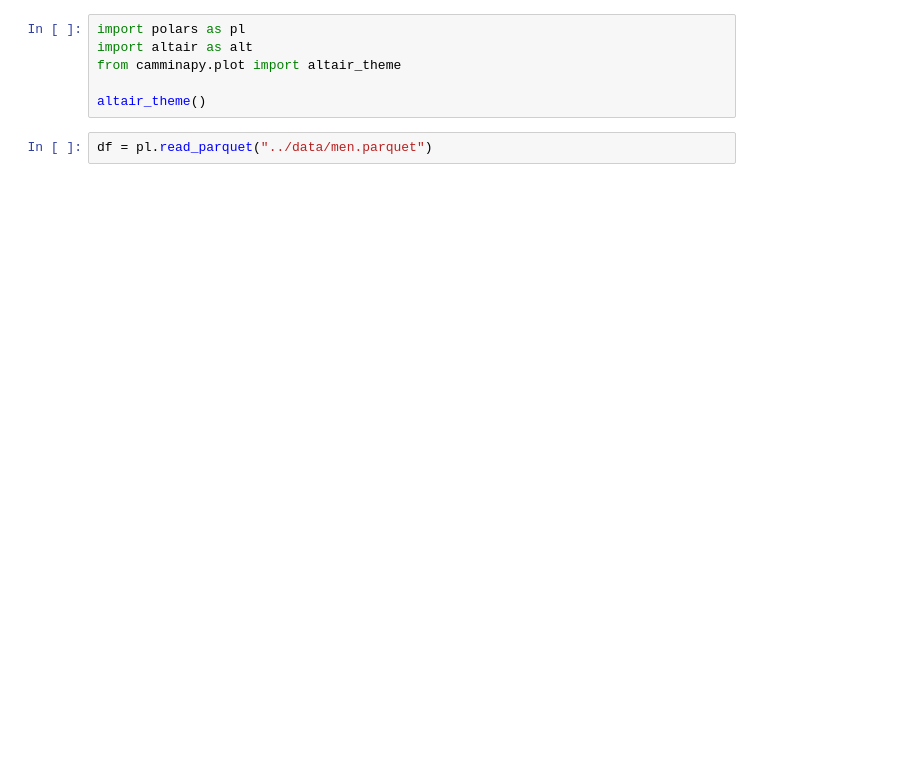
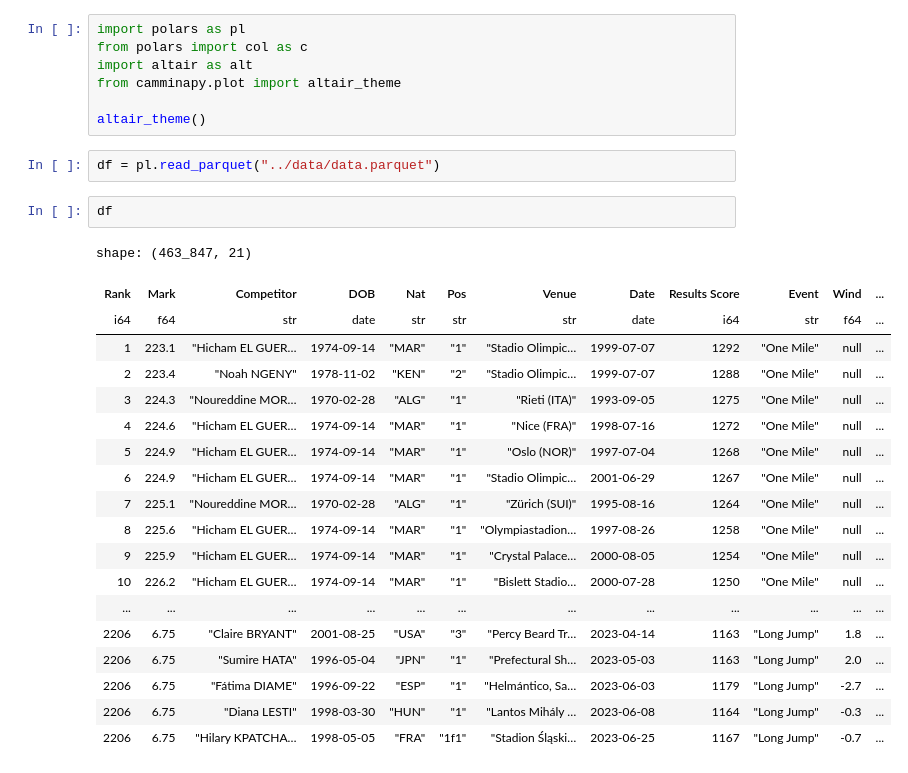
Before and after one commit to thomascamminady/world-athletics-database, a Jupyter notebook: notebooks/main.ipynb, the cells around one changed output. Saved outputs shown, nothing was run; the diff lists cells and outputs as text; blank space fills up the shorter version.

```diff
--- a/notebooks/main.ipynb
+++ b/notebooks/main.ipynb
@@ -1,9 +1,32 @@
 # %%
 import polars as pl
+from polars import col as c
 import altair as alt
 from camminapy.plot import altair_theme
 
 altair_theme()
 # %%
-df = pl.read_parquet("../data/men.parquet")
+df = pl.read_parquet("../data/data.parquet")
+# %%
+df
+# %% [output]
+shape: (463_847, 21)
+| Rank | Mark | Competitor | DOB | Nat | Pos | Venue | Date | Results Score | Event | Wind | ... |
+| i64 | f64 | str | date | str | str | str | date | i64 | str | f64 | ... |
+| 1 | 223.1 | "Hicham EL GUER… | 1974-09-14 | "MAR" | "1" | "Stadio Olimpic… | 1999-07-07 | 1292 | "One Mile" | null | ... |
+| 2 | 223.4 | "Noah NGENY" | 1978-11-02 | "KEN" | "2" | "Stadio Olimpic… | 1999-07-07 | 1288 | "One Mile" | null | ... |
+| 3 | 224.3 | "Noureddine MOR… | 1970-02-28 | "ALG" | "1" | "Rieti (ITA)" | 1993-09-05 | 1275 | "One Mile" | null | ... |
+| 4 | 224.6 | "Hicham EL GUER… | 1974-09-14 | "MAR" | "1" | "Nice (FRA)" | 1998-07-16 | 1272 | "One Mile" | null | ... |
+| 5 | 224.9 | "Hicham EL GUER… | 1974-09-14 | "MAR" | "1" | "Oslo (NOR)" | 1997-07-04 | 1268 | "One Mile" | null | ... |
+| 6 | 224.9 | "Hicham EL GUER… | 1974-09-14 | "MAR" | "1" | "Stadio Olimpic… | 2001-06-29 | 1267 | "One Mile" | null | ... |
+| 7 | 225.1 | "Noureddine MOR… | 1970-02-28 | "ALG" | "1" | "Zürich (SUI)" | 1995-08-16 | 1264 | "One Mile" | null | ... |
+| 8 | 225.6 | "Hicham EL GUER… | 1974-09-14 | "MAR" | "1" | "Olympiastadion… | 1997-08-26 | 1258 | "One Mile" | null | ... |
+| 9 | 225.9 | "Hicham EL GUER… | 1974-09-14 | "MAR" | "1" | "Crystal Palace… | 2000-08-05 | 1254 | "One Mile" | null | ... |
+| 10 | 226.2 | "Hicham EL GUER… | 1974-09-14 | "MAR" | "1" | "Bislett Stadio… | 2000-07-28 | 1250 | "One Mile" | null | ... |
+| ... | ... | ... | ... | ... | ... | ... | ... | ... | ... | ... | ... |
+| 2206 | 6.75 | "Claire BRYANT" | 2001-08-25 | "USA" | "3" | "Percy Beard Tr… | 2023-04-14 | 1163 | "Long Jump" | 1.8 | ... |
+| 2206 | 6.75 | "Sumire HATA" | 1996-05-04 | "JPN" | "1" | "Prefectural Sh… | 2023-05-03 | 1163 | "Long Jump" | 2.0 | ... |
+| 2206 | 6.75 | "Fátima DIAME" | 1996-09-22 | "ESP" | "1" | "Helmántico, Sa… | 2023-06-03 | 1179 | "Long Jump" | -2.7 | ... |
+| 2206 | 6.75 | "Diana LESTI" | 1998-03-30 | "HUN" | "1" | "Lantos Mihály … | 2023-06-08 | 1164 | "Long Jump" | -0.3 | ... |
+| 2206 | 6.75 | "Hilary KPATCHA… | 1998-05-05 | "FRA" | "1f1" | "Stadion Śląski… | 2023-06-25 | 1167 | "Long Jump" | -0.7 | ... |
 # %%
```
Also changed, not shown: parts of 1 cell of this notebook, 4 other files.
